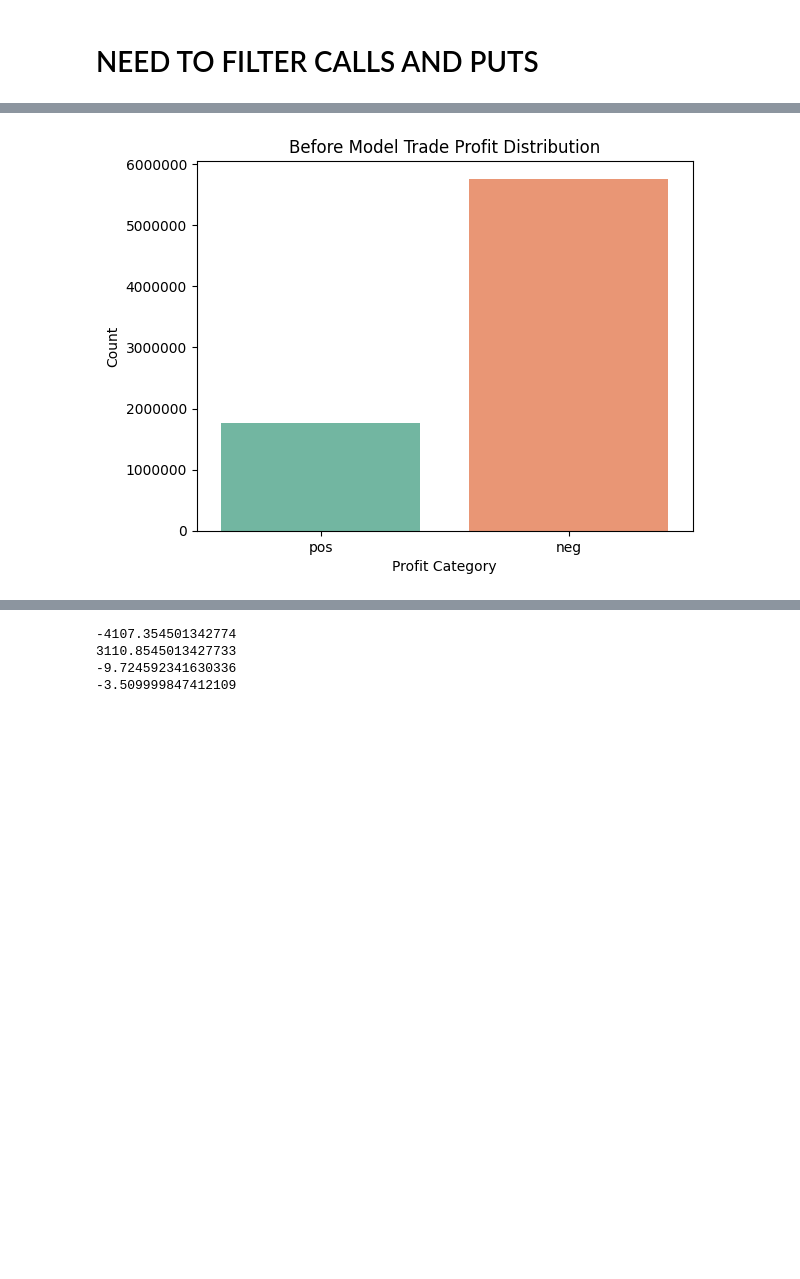
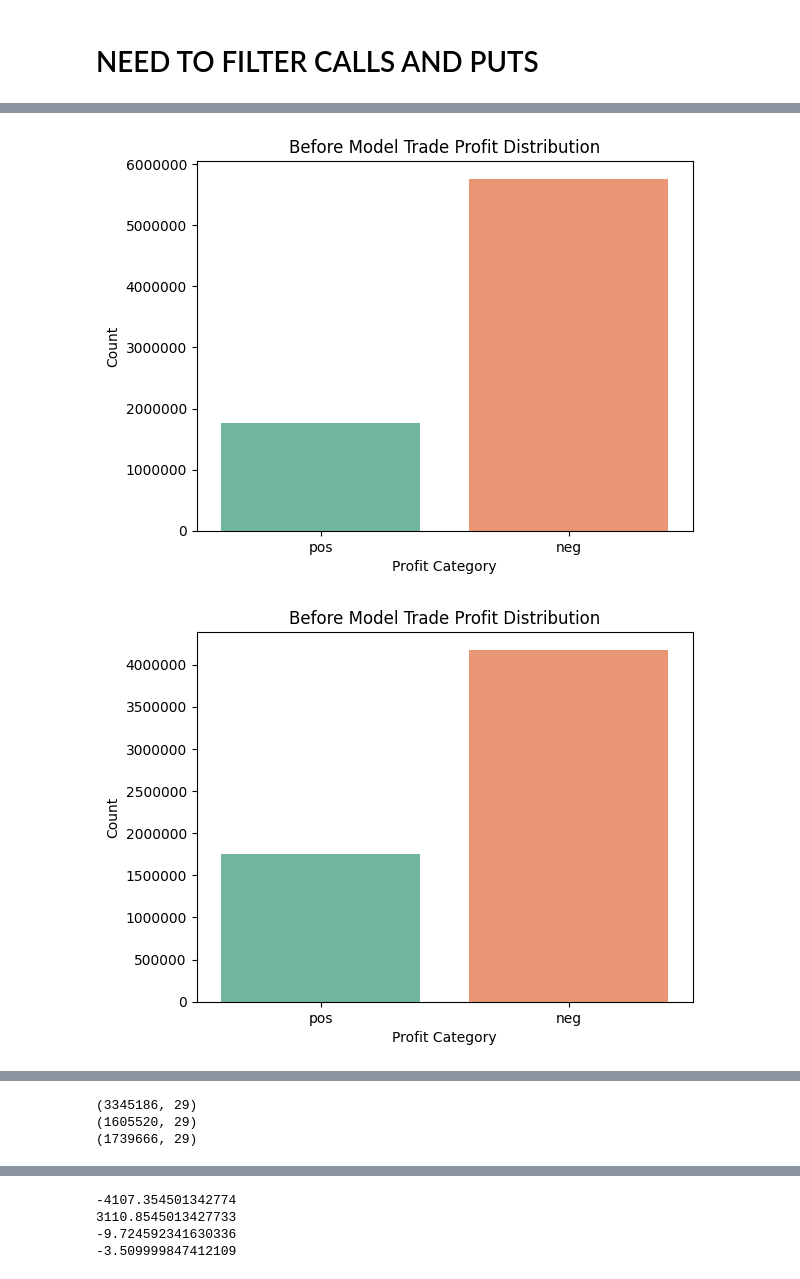
Before and after one commit to ImAHappyDuck/capstone, a Jupyter notebook: Avisual.ipynb, the cells around one changed output, grey strips where cells are left out. Cells and saved outputs as stored; diff of their text form; code cells hidden in the pictures; blank space fills up the shorter version.

```diff
--- a/Avisual.ipynb
+++ b/Avisual.ipynb
@@ -5,7 +5,8 @@ import matplotlib.pyplot as plt
 import warnings
 warnings.filterwarnings("ignore")
 # %%
-df = pd.read_csv("cleaned_optData_with_prices_new.csv")
+df = pd.read_csv("cleaned_optData_with_prices.csv")
+data = pd.read_csv("NewestDataset.csv")
 # %% [markdown]
 we need descriptive plots
 # %% [markdown]
@@ -22,15 +31,40 @@ Index(['date', 'act_symbol', 'expiration', 'strike', 'call_put', 'bid', 'ask',
 # %%
 df["profit_cat"] = df["profit"].apply(lambda x: "pos" if x > 0 else "neg")
+data["profit_cat"] = data["profit"].apply(lambda x: "pos" if x > 0 else "neg")
 #sns.histplot(x="profit_cat", data=df, bins=2, discrete=True, palette="Set2")
 #sns.histplot(x="profit_cat", data= df, palette="Set2")
 #plt.title("Profit Distribution")
 #plt.show()
 
 sns.countplot(x="profit_cat", data=df, palette="Set2")
 plt.title("Before Model Trade Profit Distribution")
 plt.xlabel("Profit Category")
 plt.ylabel("Count")
 plt.ticklabel_format(style="plain", axis='y')
 plt.show()
+
+sns.countplot(x="profit_cat", data=data, palette="Set2")
+plt.title("Before Model Trade Profit Distribution")
+plt.xlabel("Profit Category")
+plt.ylabel("Count")
+plt.ticklabel_format(style="plain", axis='y')
+plt.show()
+
+df = df.dropna()
+sns.countplot(x="profit_cat", data=df, palette="Set2")
+plt.title("Before Model Trade Profit Distribution")
+plt.xlabel("Profit Category")
+plt.ylabel("Count")
+plt.ticklabel_format(style="plain", axis='y')
+plt.show()
+
+data = data.dropna()
+sns.countplot(x="profit_cat", data=data, palette="Set2")
+plt.title("Before Model Trade Profit Distribution")
+plt.xlabel("Profit Category")
+plt.ylabel("Count")
+plt.ticklabel_format(style="plain", axis='y')
+plt.show()
 # %% [output]
 [figure]
+[figure, added]
@@ -36,0 +73,10 @@ plt.show()
+# %%
+print(data.shape)
+data_call = data[data["call_put"] == "Call"]
+print(data_call.shape)
+data_put = data[data["call_put"] == "Put"]
+print(data_put.shape)
+# %% [output]
+(3345186, 29)
+(1605520, 29)
+(1739666, 29)
```
Also changed, not shown: parts of 4 cells of this notebook, 2 other files.
